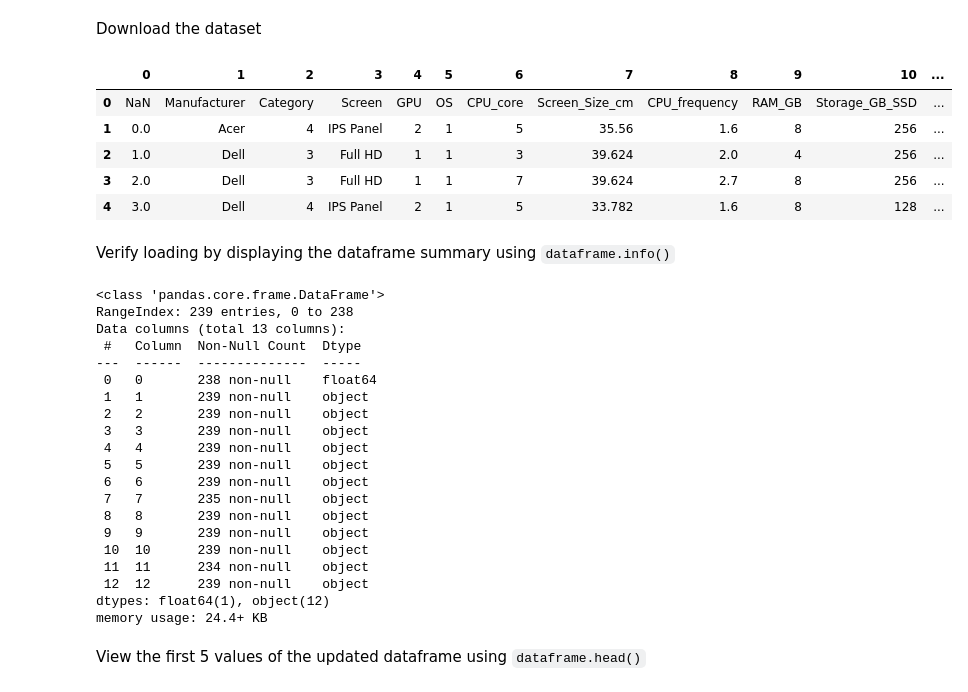
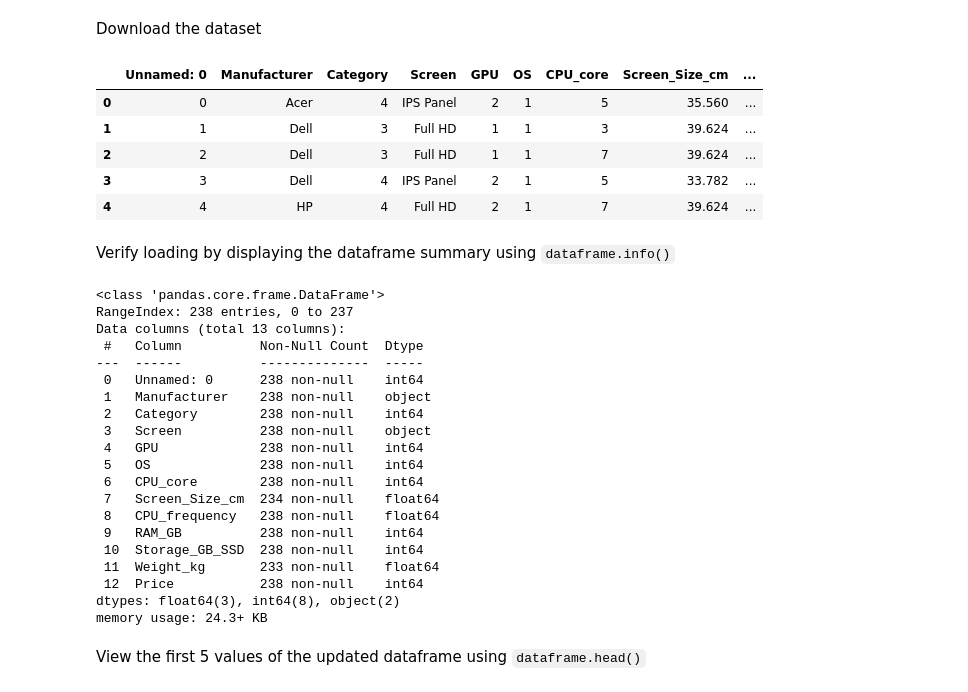
Before and after one commit to sayanarajasekhar/pandas, a Jupyter notebook: Data_Wrangling_Practice.ipynb, the cells around one changed output. Saved outputs shown, nothing was run; the diff lists cells and outputs as text; code cells hidden in the pictures.

```diff
--- a/Data_Wrangling_Practice.ipynb
+++ b/Data_Wrangling_Practice.ipynb
@@ -23,39 +23,39 @@ Download the dataset
 # %%
 file_path= "https://cf-courses-data.s3.us.cloud-object-storage.appdomain.cloud/IBMDeveloperSkillsNetwork-DA0101EN-Coursera/laptop_pricing_dataset_mod1.csv"
 # %%
-df = pd.read_csv(file_path, header = None)
+df = pd.read_csv(file_path)
 df.head()
 # %% [output]
-|  | 0 | 1 | 2 | 3 | 4 | 5 | 6 | 7 | 8 | 9 | 10 | ... |
-| 0 | NaN | Manufacturer | Category | Screen | GPU | OS | CPU_core | Screen_Size_cm | CPU_frequency | RAM_GB | Storage_GB_SSD | ... |
-| 1 | 0.0 | Acer | 4 | IPS Panel | 2 | 1 | 5 | 35.56 | 1.6 | 8 | 256 | ... |
-| 2 | 1.0 | Dell | 3 | Full HD | 1 | 1 | 3 | 39.624 | 2.0 | 4 | 256 | ... |
-| 3 | 2.0 | Dell | 3 | Full HD | 1 | 1 | 7 | 39.624 | 2.7 | 8 | 256 | ... |
-| 4 | 3.0 | Dell | 4 | IPS Panel | 2 | 1 | 5 | 33.782 | 1.6 | 8 | 128 | ... |
+|  | Unnamed: 0 | Manufacturer | Category | Screen | GPU | OS | CPU_core | Screen_Size_cm | ... |
+| 0 | 0 | Acer | 4 | IPS Panel | 2 | 1 | 5 | 35.560 | ... |
+| 1 | 1 | Dell | 3 | Full HD | 1 | 1 | 3 | 39.624 | ... |
+| 2 | 2 | Dell | 3 | Full HD | 1 | 1 | 7 | 39.624 | ... |
+| 3 | 3 | Dell | 4 | IPS Panel | 2 | 1 | 5 | 33.782 | ... |
+| 4 | 4 | HP | 4 | Full HD | 2 | 1 | 7 | 39.624 | ... |
 # %% [markdown]
 Verify loading by displaying the dataframe summary using `dataframe.info()`
 # %%
 df.info()
 # %% [output]
 <class 'pandas.core.frame.DataFrame'>
-RangeIndex: 239 entries, 0 to 238
+RangeIndex: 238 entries, 0 to 237
 Data columns (total 13 columns):
- #   Column  Non-Null Count  Dtype
----  ------  --------------  -----
- 0   0       238 non-null    float64
- 1   1       239 non-null    object
- 2   2       239 non-null    object
- 3   3       239 non-null    object
- 4   4       239 non-null    object
- 5   5       239 non-null    object
- 6   6       239 non-null    object
- 7   7       235 non-null    object
- 8   8       239 non-null    object
- 9   9       239 non-null    object
- 10  10      239 non-null    object
- 11  11      234 non-null    object
- 12  12      239 non-null    object
-dtypes: float64(1), object(12)
-memory usage: 24.4+ KB
+ #   Column          Non-Null Count  Dtype
+---  ------          --------------  -----
+ 0   Unnamed: 0      238 non-null    int64
+ 1   Manufacturer    238 non-null    object
+ 2   Category        238 non-null    int64
+ 3   Screen          238 non-null    object
+ 4   GPU             238 non-null    int64
+ 5   OS              238 non-null    int64
+ 6   CPU_core        238 non-null    int64
+ 7   Screen_Size_cm  234 non-null    float64
+ 8   CPU_frequency   238 non-null    float64
+ 9   RAM_GB          238 non-null    int64
+ 10  Storage_GB_SSD  238 non-null    int64
+ 11  Weight_kg       233 non-null    float64
+ 12  Price           238 non-null    int64
+dtypes: float64(3), int64(8), object(2)
+memory usage: 24.3+ KB
 # %% [markdown]
 View the first 5 values of the updated dataframe using `dataframe.head()`
```
Also changed, not shown: parts of 13 cells of this notebook.
